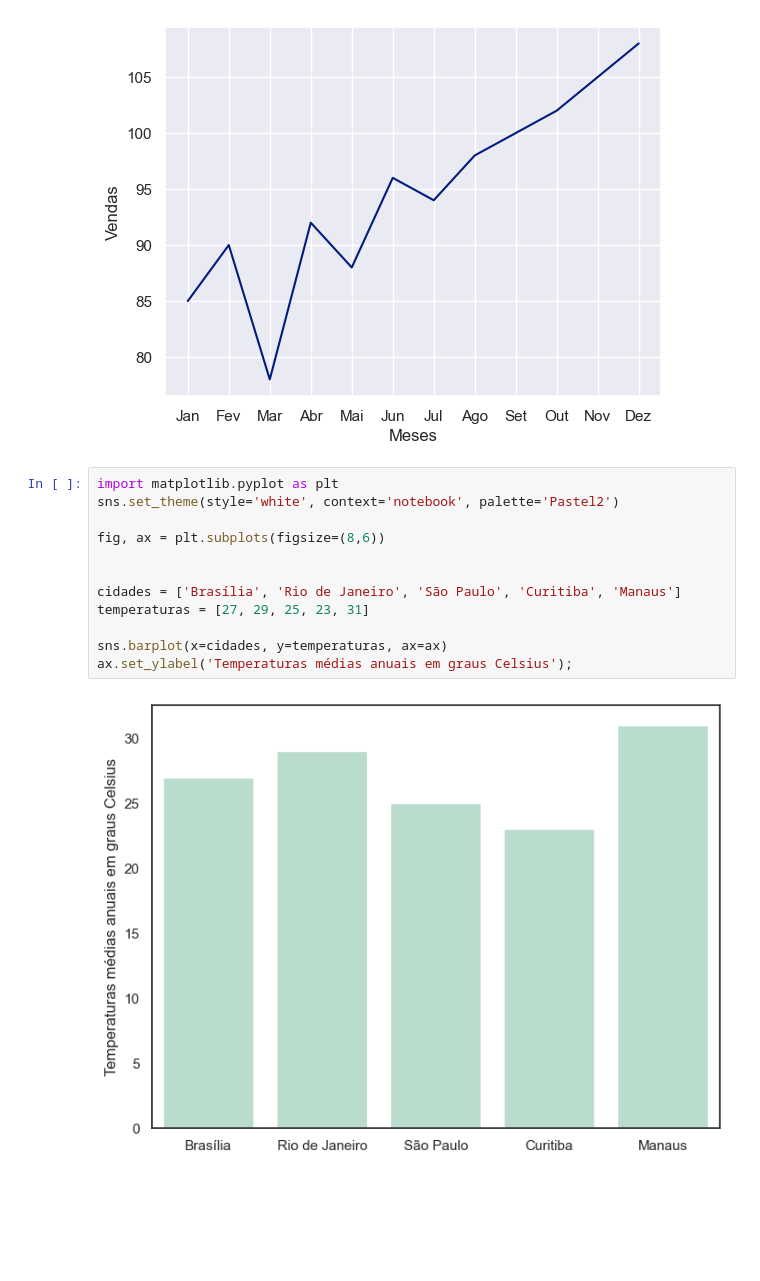
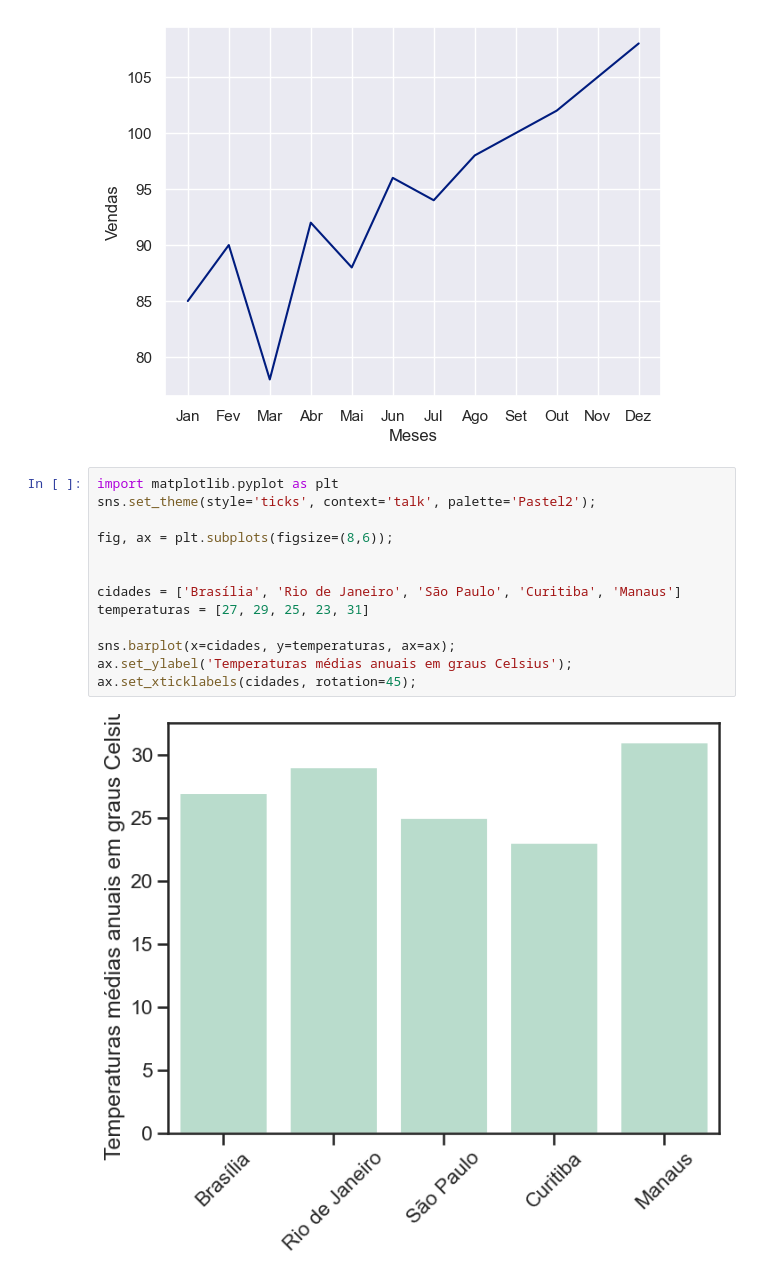
Before and after one commit to thiago207/python-for-data-analysis, a Jupyter notebook: matplotlib-seaborn/seaborn/temas_seaborn.ipynb, the cells around one changed output. Cells and saved outputs as stored; diff of their text form; blank space fills up the shorter version.

```diff
--- a/matplotlib-seaborn/seaborn/temas_seaborn.ipynb
+++ b/matplotlib-seaborn/seaborn/temas_seaborn.ipynb
@@ -39,15 +39,16 @@ sns.lineplot(x='Meses', y='Vendas', data=dados);
 [figure]
 # %%
 import matplotlib.pyplot as plt
-sns.set_theme(style='white', context='notebook', palette='Pastel2')
+sns.set_theme(style='ticks', context='talk', palette='Pastel2');
 
-fig, ax = plt.subplots(figsize=(8,6))
+fig, ax = plt.subplots(figsize=(8,6));
 
 
 cidades = ['Brasília', 'Rio de Janeiro', 'São Paulo', 'Curitiba', 'Manaus']
 temperaturas = [27, 29, 25, 23, 31]
 
-sns.barplot(x=cidades, y=temperaturas, ax=ax)
+sns.barplot(x=cidades, y=temperaturas, ax=ax);
 ax.set_ylabel('Temperaturas médias anuais em graus Celsius');
+ax.set_xticklabels(cidades, rotation=45);
 # %% [output]
-[figure, old version]
+[figure, new version]
```
